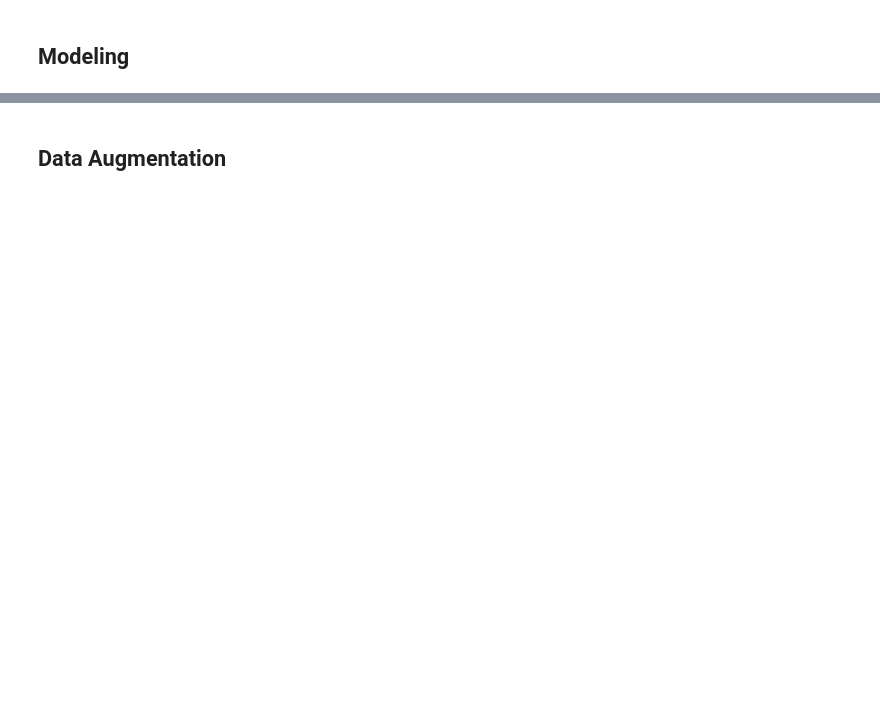
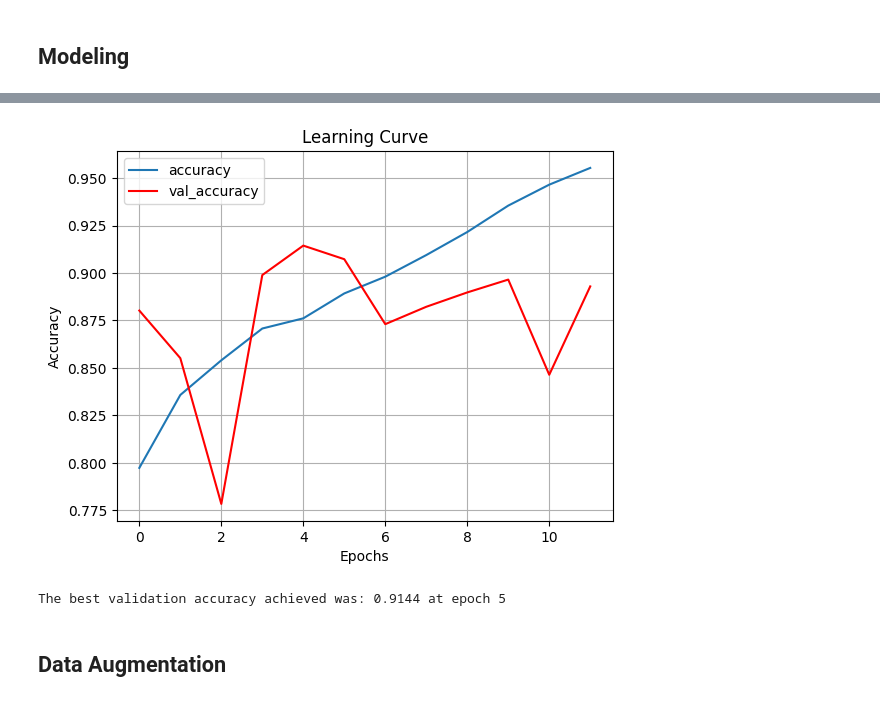
Before and after one commit to GrCOTE7/deep_learning_course, a Jupyter notebook: 04-02_CNNs pour Poubelle Intelligente.ipynb, the cells around one changed output, grey strips where cells are left out. Drawn from its saved outputs; the diff is of its cells as text; code cells hidden in the pictures; blank space fills up the shorter version.

```diff
--- a/04-02_CNNs pour Poubelle Intelligente.ipynb
+++ b/04-02_CNNs pour Poubelle Intelligente.ipynb
@@ -293,7 +294,7 @@ def chrono():
     return decorator
 # %%
 @chrono()
-def train_model(model, train_generator, test_generator, epochs=1):
+def train_model(model, train_generator, test_generator, epochs=99):
   history = model.fit(
     train_generator,
     epochs=epochs,
@@ -344,7 +333,10 @@ model_save.evaluate(a_test_images, test_labels)
 # %%
 plot_learning_curve(h.history)
-plot_accuracy_curve(h.history)
-print(f"The best validation accuracy achieved was: {max(h.history['val_accuracy']):.4f} at epoch {h.history['val_accuracy'].index(best_val_accuracy) + 1}")
+best_val_accuracy = max(h.history['val_accuracy'])
+print(f"The best validation accuracy achieved was: {best_val_accuracy:.4f} at epoch {h.history['val_accuracy'].index(best_val_accuracy) + 1}")
+# %% [output]
+[figure, added]
+The best validation accuracy achieved was: 0.9144 at epoch 5
 # %%
 # Nombre d'itérations = Nombres de train / nombre batch_size=32 (Du ImageDataGenerator)
 22564/32
```
Also changed, not shown: parts of 13 cells of this notebook.
